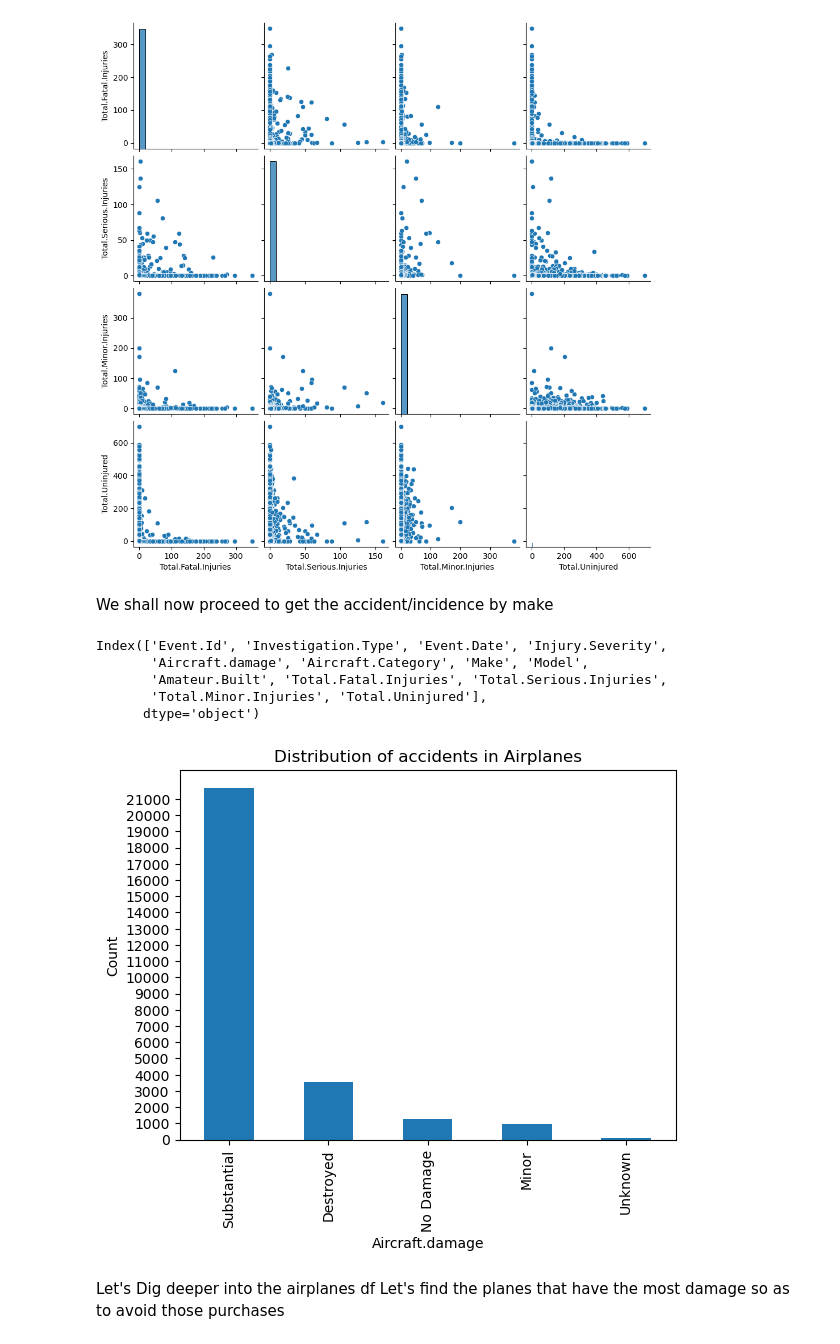
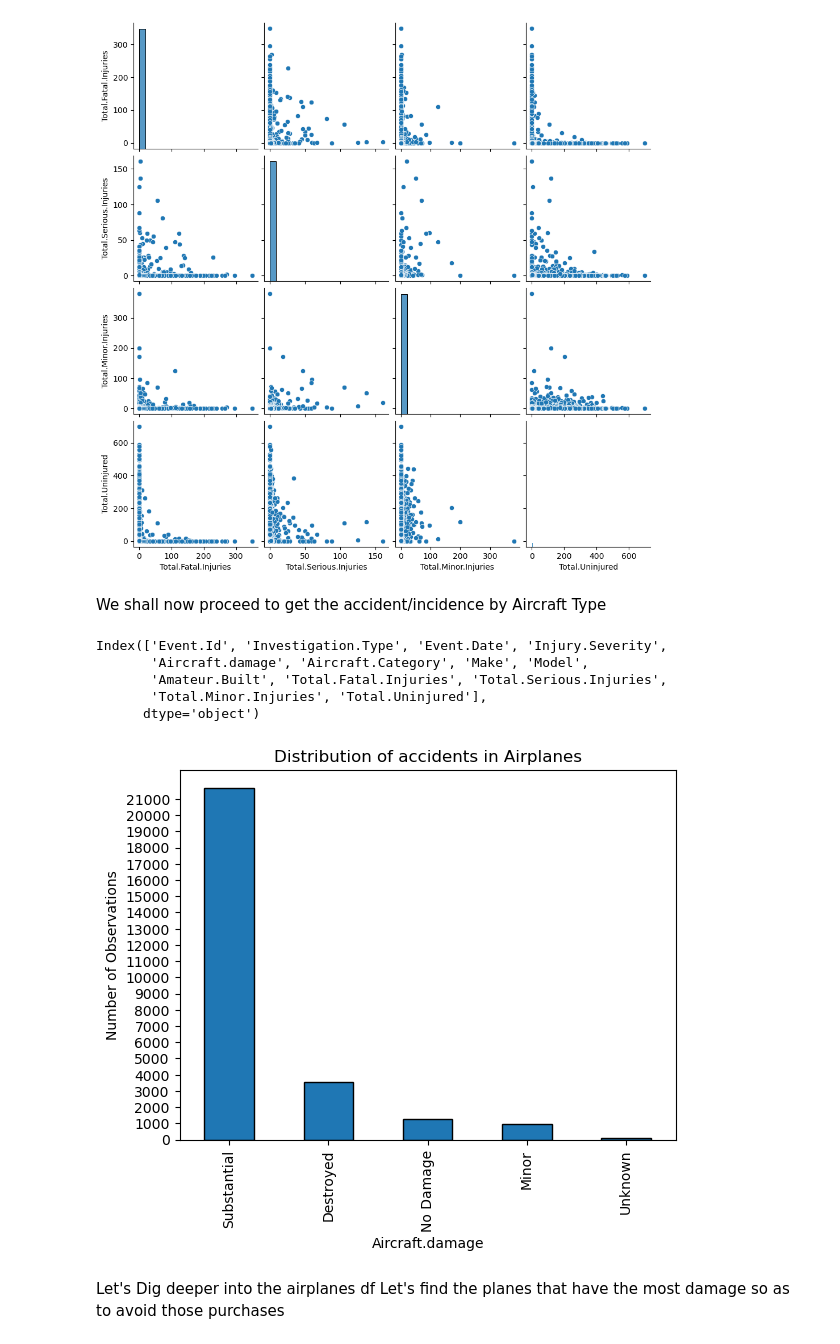
Before and after one commit to kdizz/dsc-phase-1-project-v3, a Jupyter notebook: Daniel Ogando Project.ipynb, the cells around one changed output. Cells and saved outputs as stored; diff of their text form; code cells hidden in the pictures.

```diff
--- a/Daniel Ogando Project.ipynb
+++ b/Daniel Ogando Project.ipynb
@@ -440,7 +519,7 @@ sns.pairplot(df)
 <seaborn.axisgrid.PairGrid at 0x...>
 [figure]
 # %% [markdown]
-We shall now proceed to get the accident/incidence by make
+We shall now proceed to get the accident/incidence by Aircraft Type
 # %%
 df_airplane.columns
 # %% [output]
@@ -450,14 +529,14 @@ Index(['Event.Id', 'Investigation.Type', 'Event.Date', 'Injury.Severity',
        'Total.Minor.Injuries', 'Total.Uninjured'],
       dtype='object')
 # %%
-df_airplane['Aircraft.damage'].value_counts().plot(kind='bar')
+df_airplane['Aircraft.damage'].value_counts().plot(kind='bar',edgecolor='k')
 
 plt.title('Distribution of accidents in Airplanes')
-plt.ylabel('Count')
+plt.ylabel('Number of Observations')
 plt.yticks(range(0,df_airplane['Aircraft.damage'].value_counts().max(),1000))
 plt.show()
 # %% [output]
-[figure, old version]
+[figure, new version]
 # %% [markdown]
 Let's Dig deeper into the airplanes df
 Let's find the planes that have the most damage so as to avoid those purchases
```
Also changed, not shown: parts of 37 cells of this notebook, 5 other files.
